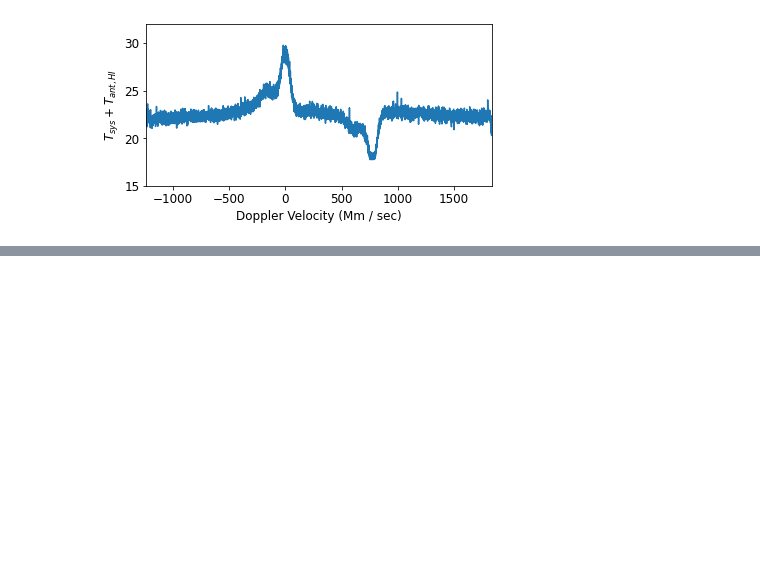
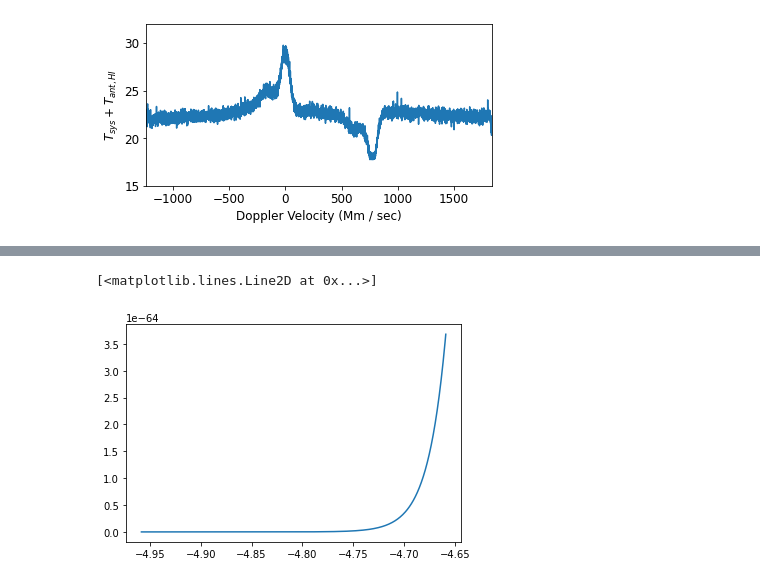
Before and after one commit to 3276908917/AY121, a Jupyter notebook: lab2/analyses/Hydrogen_Gaussian.ipynb, the cells around one changed output, grey strips where cells are left out. Cells and saved outputs as stored; diff of their text form; code cells hidden in the pictures; blank space fills up the shorter version.

```diff
--- a/lab2/analyses/Hydrogen_Gaussian.ipynb
+++ b/lab2/analyses/Hydrogen_Gaussian.ipynb
@@ -105,0 +121,8 @@ pp_skeleton(cass_velocities, G * cass_on / cass_off,
+# %%
+#.25 to .55, roughly
+gauss1x = x[384:845]
+gauss1g = ugradio.gauss.gaussval(gauss1x, 5, .5, .3)
+plt.plot(gauss1x, gauss1g)
+# %% [output]
+[<matplotlib.lines.Line2D at 0x...>]
+[figure, added]
```
Also changed, not shown: parts of 5 cells of this notebook, 2 other files.
